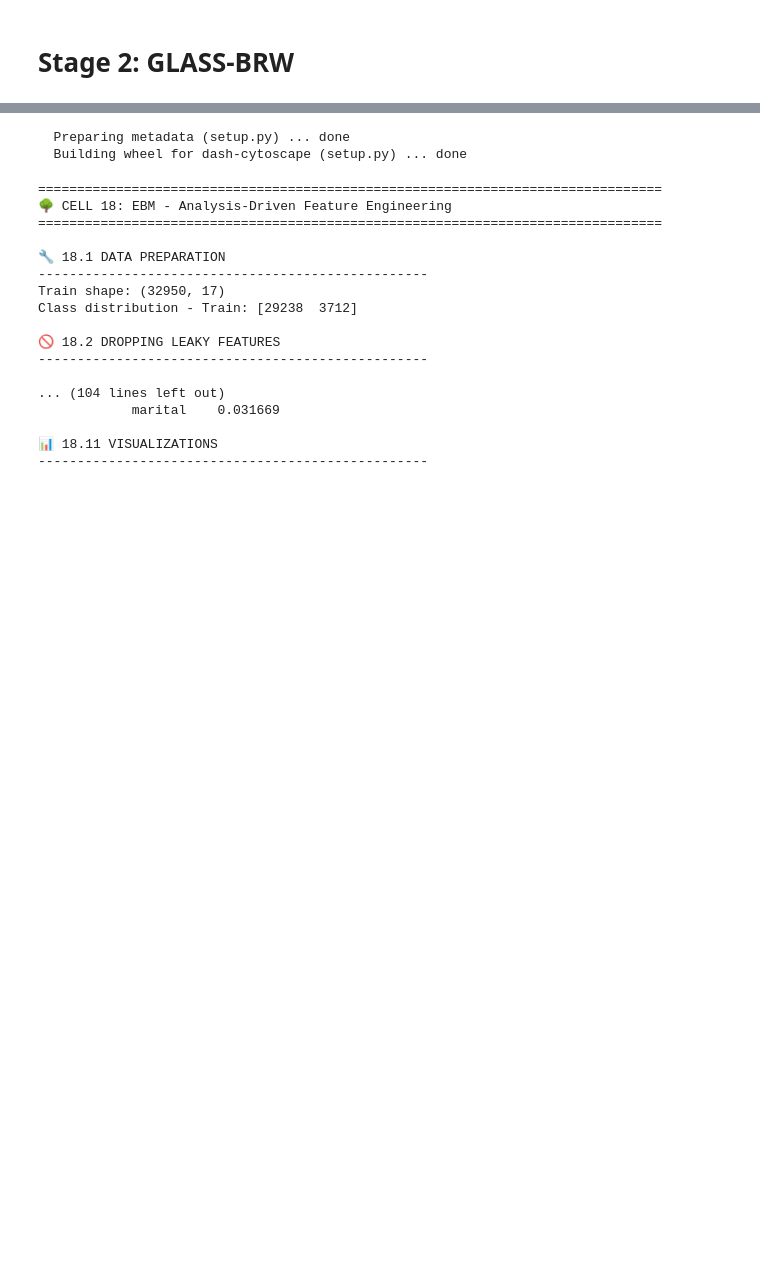
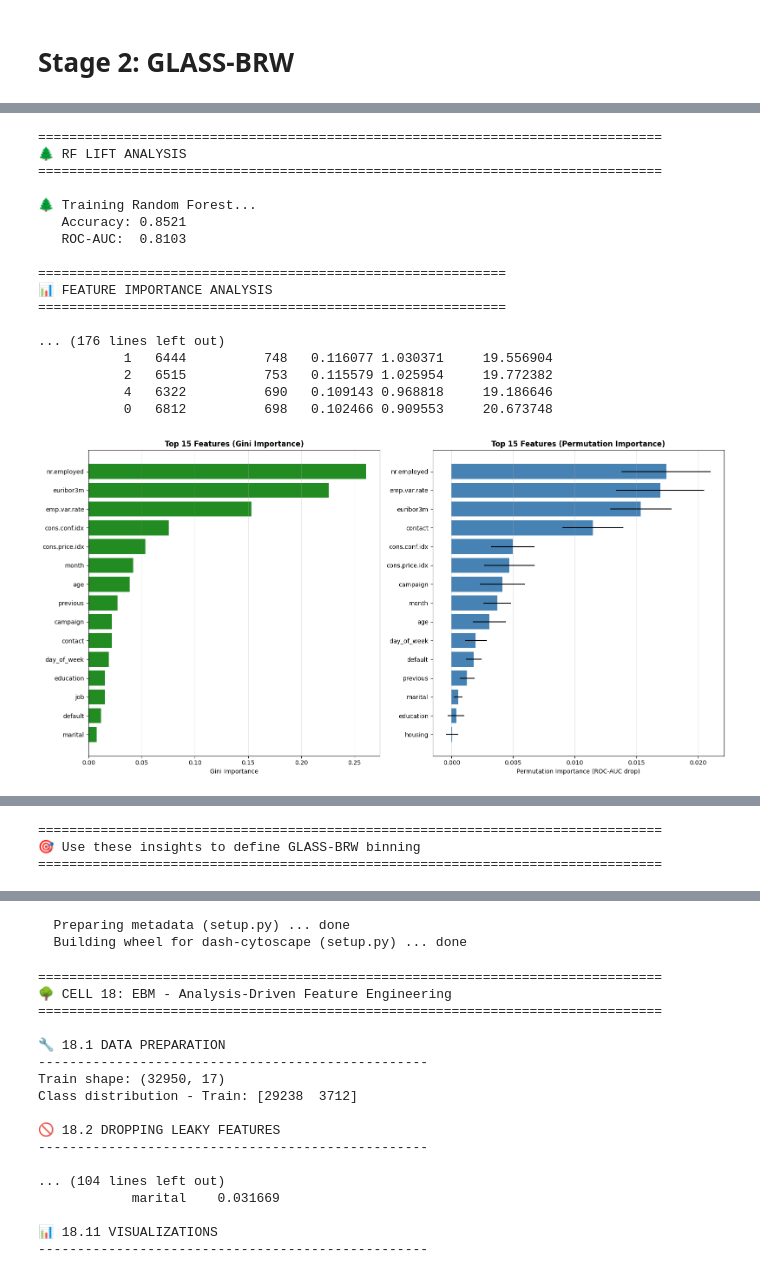
Before and after one commit to HKtrill/ai-business-coach, a Jupyter notebook: prototype/glass_pipeline/glass_cascade .ipynb, the cells around one changed output, grey strips where cells are left out. Drawn from its saved outputs; the diff is of its cells as text; code cells hidden in the pictures; blank space fills up the shorter version.

```diff
--- a/prototype/glass_pipeline/glass_cascade .ipynb
+++ b/prototype/glass_pipeline/glass_cascade .ipynb
@@ -6355,0 +329,41 @@ class GLASS_BRW:
+# %%
+# ============================================================
+# CELL 9: RF LIFT ANALYSIS
+# ============================================================
+# Use raw features (before LR engineering)
+X_rf_train = df_proc.drop(columns=['y']).loc[GLOBAL_SPLIT['train_idx']]
+X_rf_test = df_proc.drop(columns=['y']).loc[GLOBAL_SPLIT['test_idx']]
+y_rf_train = df_proc['y'].loc[GLOBAL_SPLIT['train_idx']]
+y_rf_test = df_proc['y'].loc[GLOBAL_SPLIT['test_idx']]
+
+# Drop leaky features
+leaky = ['duration', 'pdays', 'poutcome']
+X_rf_train = X_rf_train.drop(columns=[f for f in leaky if f in X_rf_train.columns])
+X_rf_test = X_rf_test.drop(columns=[f for f in leaky if f in X_rf_test.columns])
+
+# Run lift analysis
+rf_analyzer, rf_analysis = analyze_rf_lift(
+    X_rf_train, y_rf_train,
+    X_rf_test, y_rf_test,
+    GLOBAL_SPLIT,
+    plot=True
+)
+# %% [output]
+================================================================================
+🌲 RF LIFT ANALYSIS
+================================================================================
+
+🌲 Training Random Forest...
+   Accuracy: 0.8521
+   ROC-AUC:  0.8103
+
+============================================================
+📊 FEATURE IMPORTANCE ANALYSIS
+============================================================
+
+... (176 lines left out)
+           1   6444          748   0.116077 1.030371     19.556904
+           2   6515          753   0.115579 1.025954     19.772382
+           4   6322          690   0.109143 0.968818     19.186646
+           0   6812          698   0.102466 0.909553     20.673748
+[figure, added]
@@ -6355,0 +371,3 @@ class GLASS_BRW:
+================================================================================
+🎯 Use these insights to define GLASS-BRW binning
+================================================================================
```
Also changed, not shown: parts of 44 cells of this notebook.
